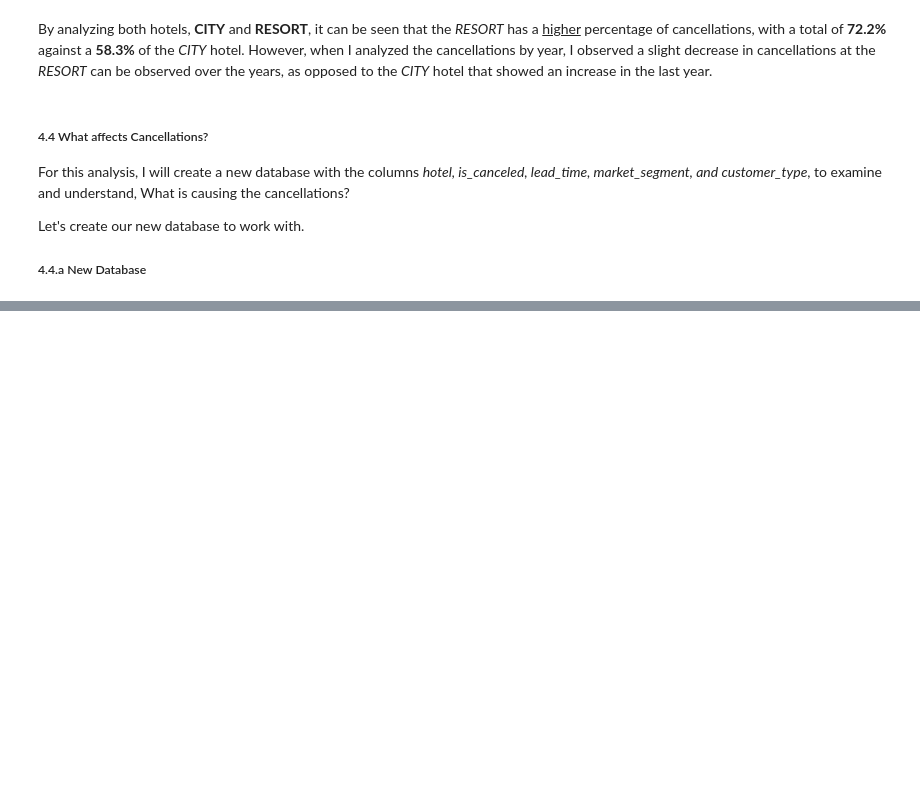
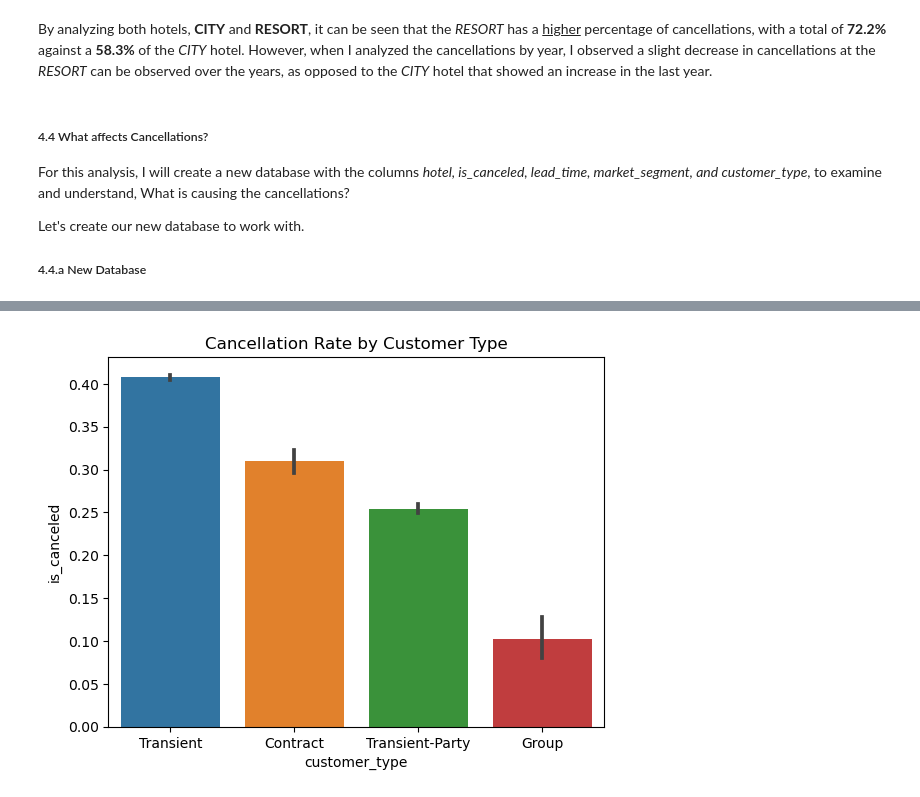
Before and after one commit to nachogalasso/da_python, a Jupyter notebook: hotel_bookings/hb_analysis.ipynb, the cells around one changed output, grey strips where cells are left out. Saved outputs shown, nothing was run; the diff lists cells and outputs as text; code cells hidden in the pictures; blank space fills up the shorter version.

```diff
--- a/hotel_bookings/hb_analysis.ipynb
+++ b/hotel_bookings/hb_analysis.ipynb
@@ -460,0 +494,7 @@ df_cancellations.head(5)
+# %%
+# Cancellation rate by customer type
+sns.barplot(x='customer_type', y='is_canceled', data=df_cancellations)
+plt.title('Cancellation Rate by Customer Type')
+plt.show()
+# %% [output]
+[figure, added]
```
Also changed, not shown: parts of 6 cells of this notebook.
